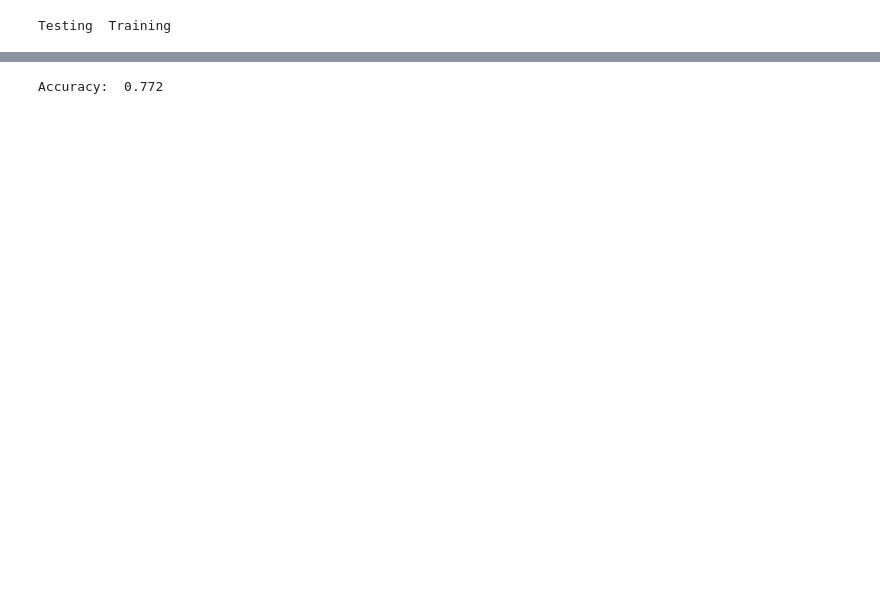
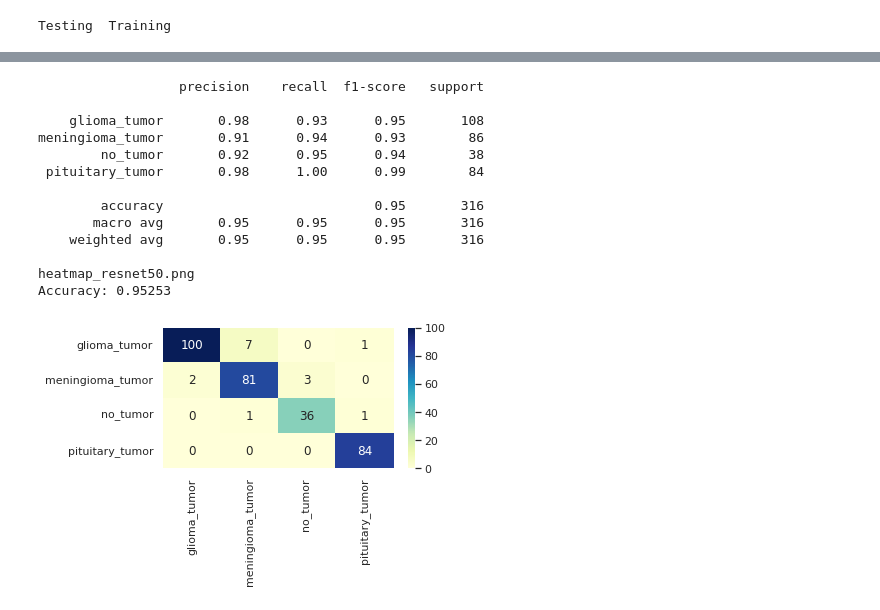
Before and after one commit to bymerkan/PyTorch_Tumor_Classification, a Jupyter notebook: tumor_classification.ipynb, the cells around one changed output, grey strips where cells are left out. Saved outputs shown, nothing was run; the diff lists cells and outputs as text; code cells hidden in the pictures; blank space fills up the shorter version.

```diff
--- a/tumor_classification.ipynb
+++ b/tumor_classification.ipynb
@@ -310,25 +432,2 @@ TypeError: ignored
-# %%
-# Test the model
-def test_model(model,loader):
-  correct = 0
-  total = 0
-
-  with torch.no_grad():
-    for data in loader:
-      images, labels = data
-      images = images.to(device)
-      labels = labels.to(device)
-      # calculate outputs by running images through the network
-      outputs = model(images)
-      # the class with the highest energy is what we choose as prediction
-      _, predicted = torch.max(outputs.data, 1)
-      total += labels.size(0)
-      correct += (predicted == labels).sum().item()
-
-  print("Accuracy: ", round(correct/total, 3))
-
-test_model(model_ft,testloader)
-# %% [output]
-Accuracy:  0.772
 # %%
 # Save the model
@@ -335,0 +435,28 @@ torch.save(model_ft,'tumor_classification_model.pt')
+# %%
+# Load and Test the model
+PATH = 'tc_resnet50.pt'
+
+if torch.cuda.is_available():
+  model = torch.load(PATH)
+  model.to(device)
+else:
+  model = torch.load(PATH, map_location=device)
+
+model.eval()
+
+test = test_model(model,validationloader)
+# %% [output]
+                  precision    recall  f1-score   support
+
+    glioma_tumor       0.98      0.93      0.95       108
+meningioma_tumor       0.91      0.94      0.93        86
+        no_tumor       0.92      0.95      0.94        38
+ pituitary_tumor       0.98      1.00      0.99        84
+
+        accuracy                           0.95       316
+       macro avg       0.95      0.95      0.95       316
+    weighted avg       0.95      0.95      0.95       316
+
+heatmap_resnet50.png
+Accuracy: 0.95253
+[figure, added]
```
Also changed, not shown: parts of 20 cells of this notebook.
